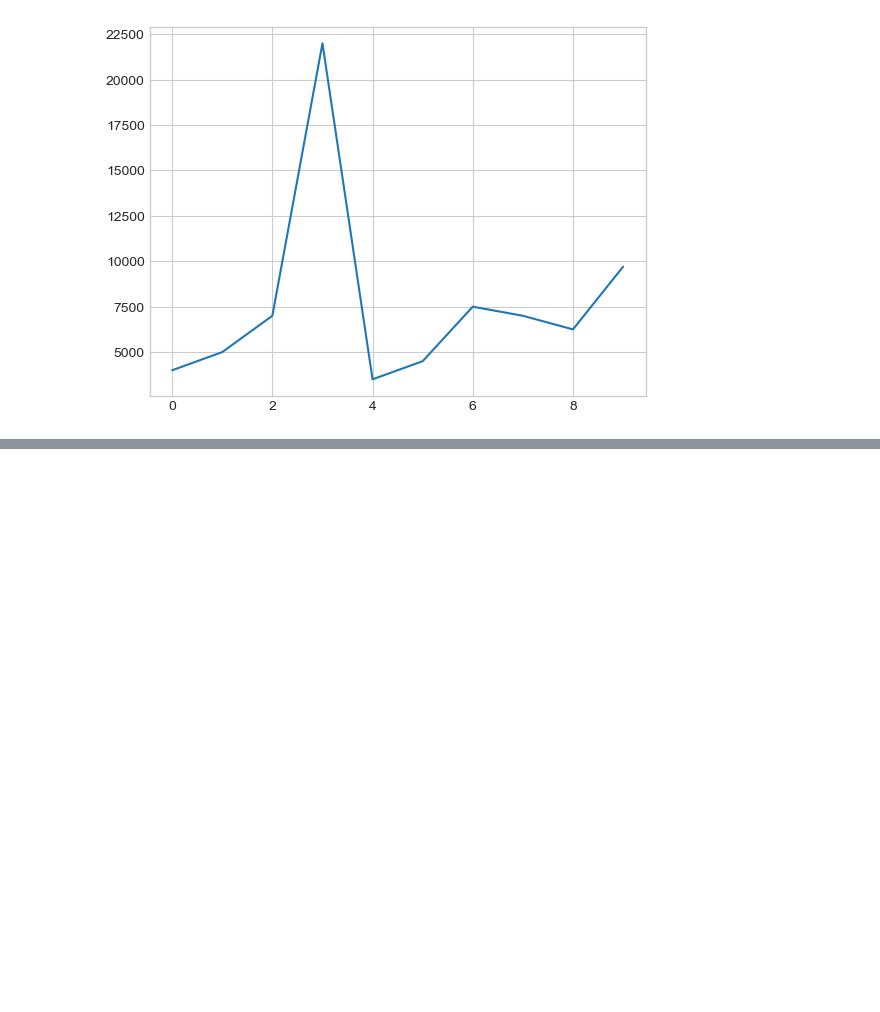
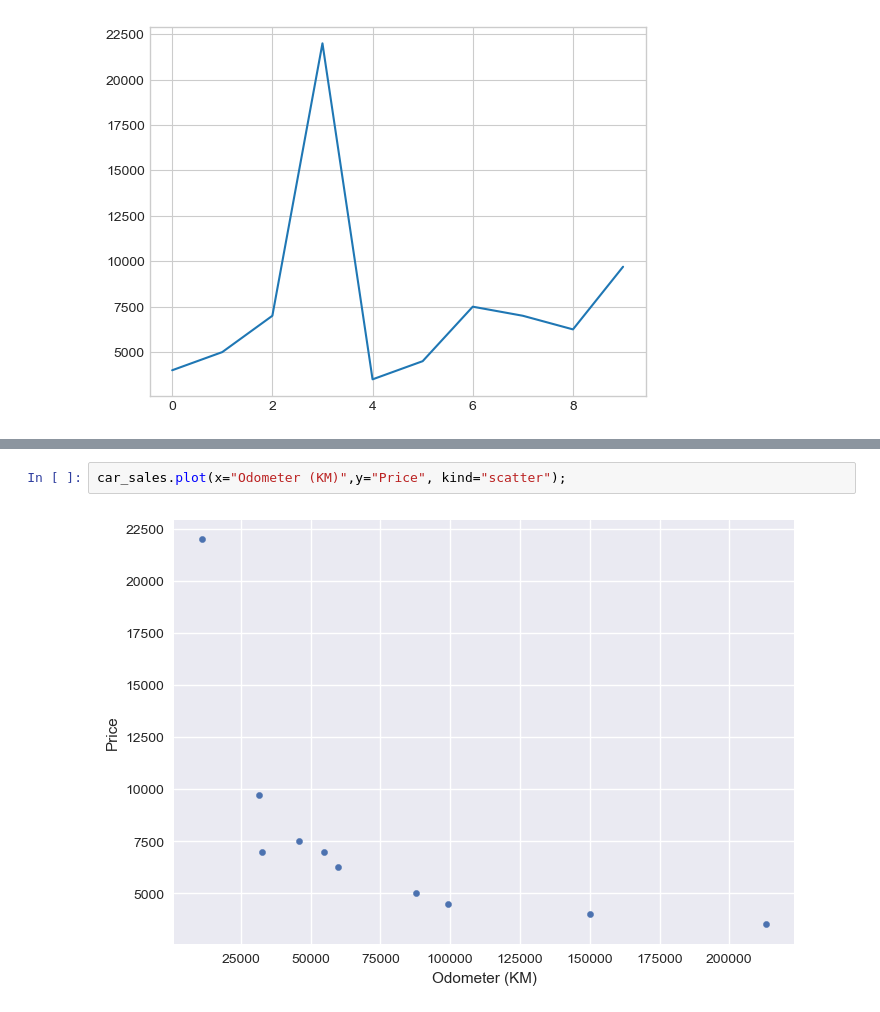
Before and after one commit to thanhlam2110/complete_machine_learning_data_science_bootcamp_2022, a Jupyter notebook: sample_project_1/introduction_to_matplotlib.ipynb, the cells around one changed output, grey strips where cells are left out. Saved outputs shown, nothing was run; the diff lists cells and outputs as text; blank space fills up the shorter version.

```diff
--- a/sample_project_1/introduction_to_matplotlib.ipynb
+++ b/sample_project_1/introduction_to_matplotlib.ipynb
@@ -531,0 +538,4 @@ car_sales["Price"].plot();
+# %%
+car_sales.plot(x="Odometer (KM)",y="Price", kind="scatter");
+# %% [output]
+[figure, added]
```
Also changed, not shown: parts of 13 cells of this notebook.
